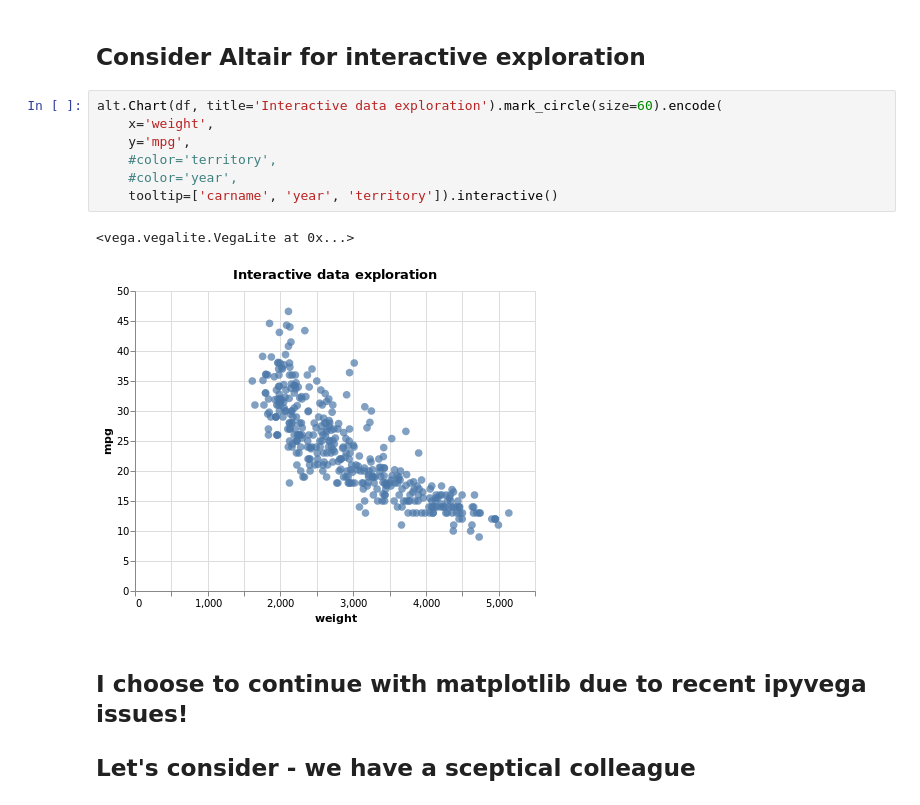
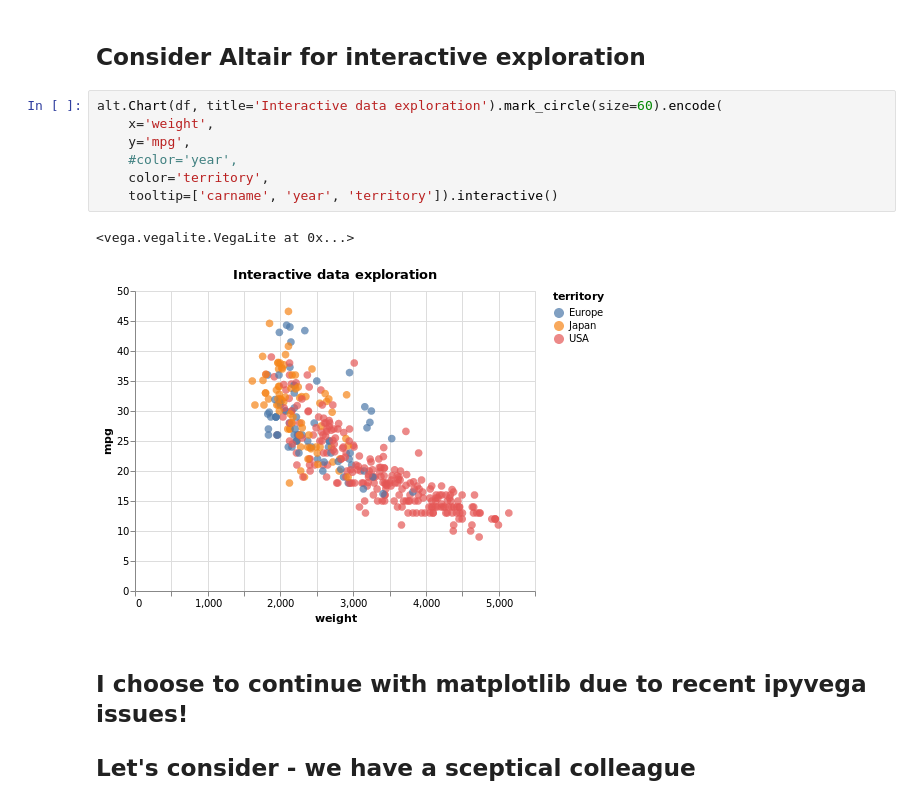
Before and after one commit to ianozsvald/pylondinium2019, a Jupyter notebook: simple_model_altair_widgets.ipynb, the cells around one changed output. Cells and saved outputs as stored; diff of their text form.

```diff
--- a/simple_model_altair_widgets.ipynb
+++ b/simple_model_altair_widgets.ipynb
@@ -53,13 +53,13 @@ Name: mpg, dtype: float64
 # %%
 alt.Chart(df, title='Interactive data exploration').mark_circle(size=60).encode(
     x='weight',
     y='mpg',
-    #color='territory',
     #color='year',
+    color='territory',
     tooltip=['carname', 'year', 'territory']).interactive()
 # %% [output]
 <vega.vegalite.VegaLite at 0x...>
-[figure, old version]
+[figure, new version]
 # %% [markdown]
 ## I choose to continue with matplotlib due to recent ipyvega issues!
 
```
Also changed, not shown: parts of 3 cells of this notebook.
